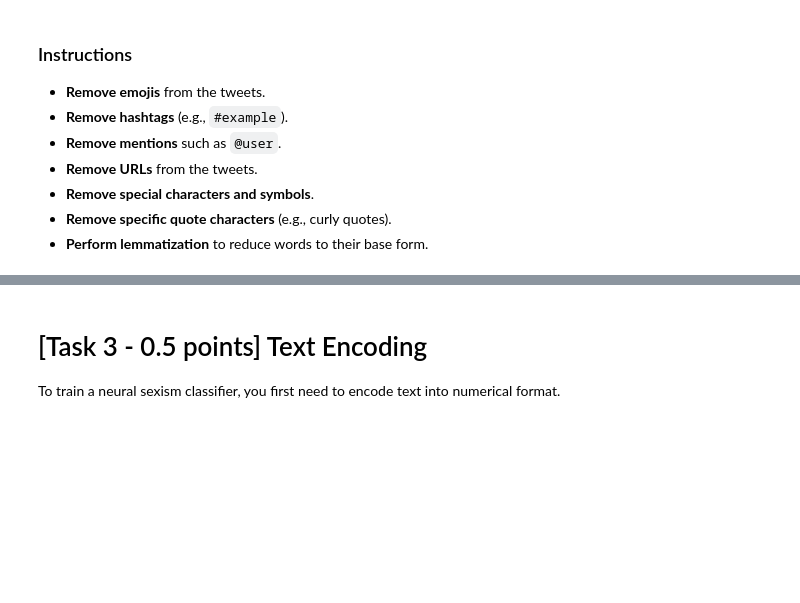
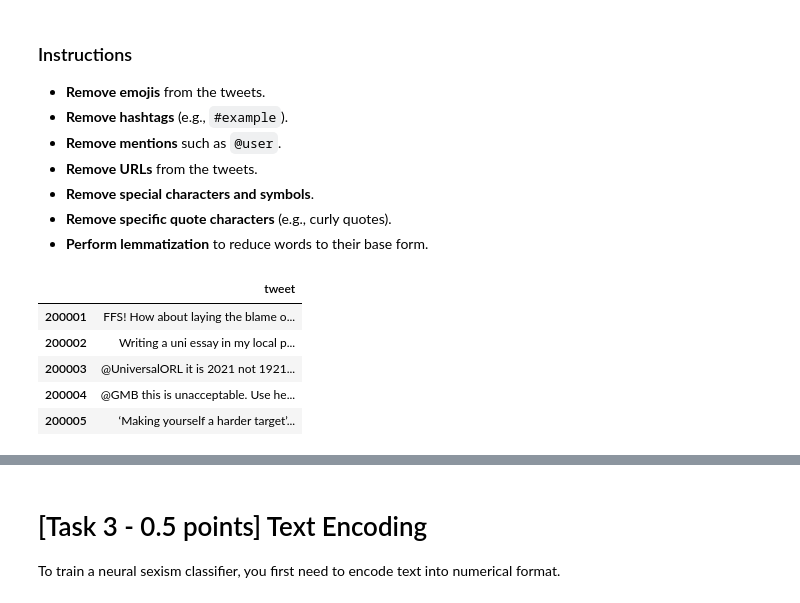
Before and after one commit to VirginiaFoschi/-NLP-2025-2026-A1, a Jupyter notebook: Assignment1-2526.ipynb, the cells around one changed output, grey strips where cells are left out. Cells and saved outputs as stored; diff of their text form; code cells hidden in the pictures; blank space fills up the shorter version.

```diff
--- a/Assignment1-2526.ipynb
+++ b/Assignment1-2526.ipynb
@@ -243,3 +244,12 @@ In the context of tweets, we have noisy and informal data that often includes un
 - **Remove special characters and symbols**.
 - **Remove specific quote characters** (e.g., curly quotes).
 - **Perform lemmatization** to reduce words to their base form.
+# %%
+datasets["training"][["tweet"]].head()
+# %% [output]
+|  | tweet |
+| 200001 | FFS! How about laying the blame o... |
+| 200002 | Writing a uni essay in my local p... |
+| 200003 | @UniversalORL it is 2021 not 1921... |
+| 200004 | @GMB this is unacceptable. Use he... |
+| 200005 | ‘Making yourself a harder target’... |
```
Also changed, not shown: parts of 4 cells of this notebook.
